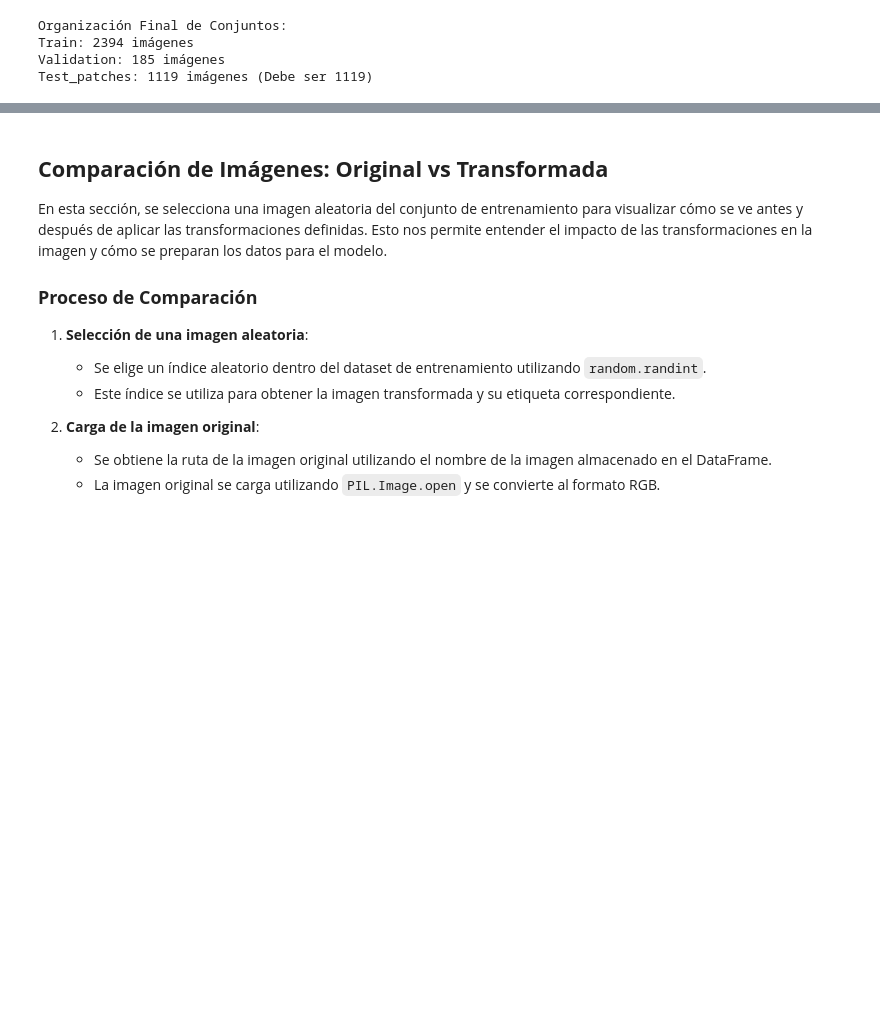
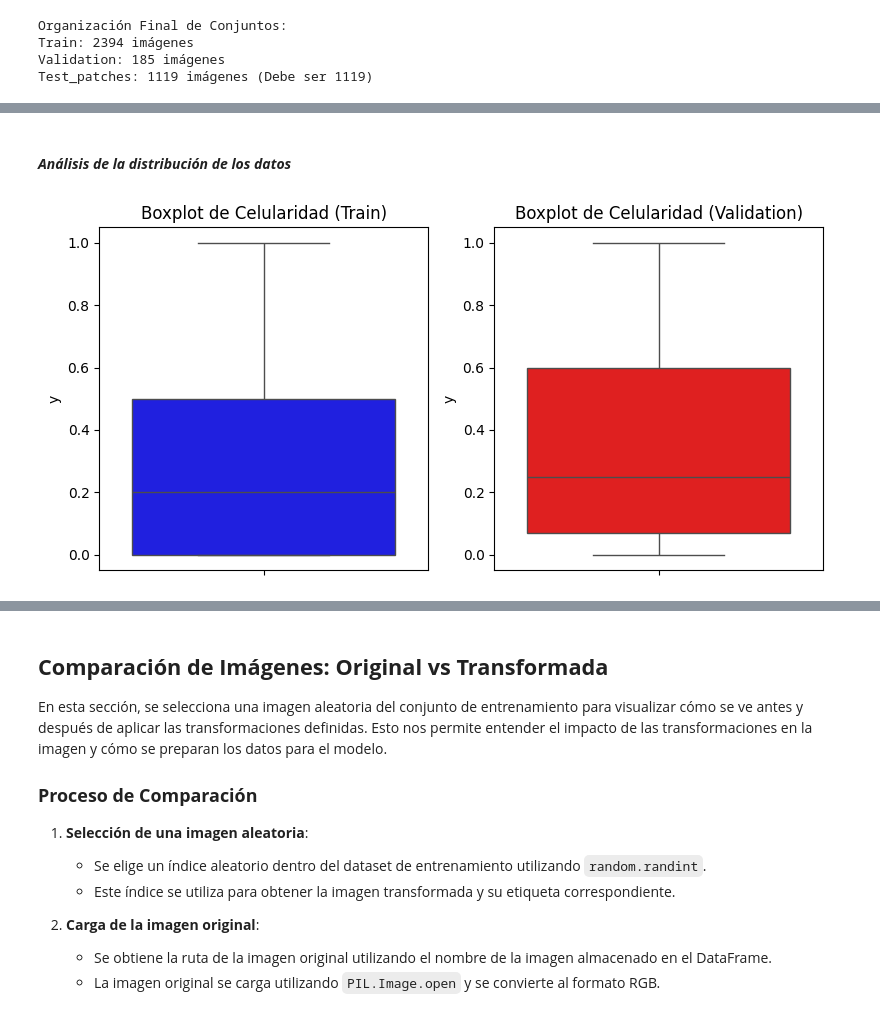
Before and after one commit to Locotin/ProyectoSistemasInteligentes, a Jupyter notebook: notebook2.ipynb, the cells around one changed output, grey strips where cells are left out. Saved outputs shown, nothing was run; the diff lists cells and outputs as text; code cells hidden in the pictures; blank space fills up the shorter version.

```diff
--- a/notebook2.ipynb
+++ b/notebook2.ipynb
@@ -233,0 +334,14 @@ test_loader = DataLoader(test_dataset, batch_size=16, shuffle=False)
+# %% [markdown]
+#### ***Análisis de la distribución de los datos***
+# %%
+plt.figure(figsize=(12, 4))
+
+for i, (name, df, color) in enumerate(zip(["Train", "Validation"], [df_train, df_val], ["blue", "red"])):
+    plt.subplot(1, 3, i + 1)
+    sns.boxplot(y=df['y'], color=color)
+    plt.title(f"Boxplot de Celularidad ({name})")
+
+plt.tight_layout()
+plt.show()
+# %% [output]
+[figure, added]
```
Also changed, not shown: parts of 22 cells of this notebook.
